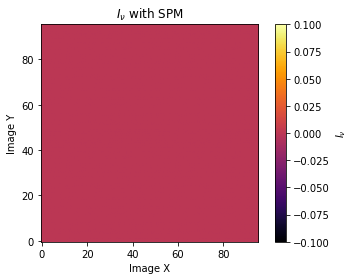
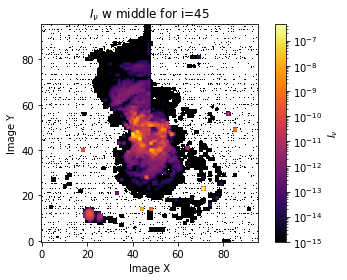
Code edit (unified diff) that turned the first committed figure into the second:
--- before
+++ after
@@ -1,8 +1,8 @@
-frequencies = np.array(file['frequency'][11])
-plt.imshow(file['I_nu'][11],cmap='inferno',origin='lower')
+frequencies = np.array(file['frequency'][15])
+plt.imshow(file['I_nu'][15],cmap='inferno',origin='lower',norm=colors.LogNorm(vmin=1e-15))
 plt.colorbar(label="$I_\\nu$")
 plt.xlabel('Image X')
 plt.ylabel('Image Y')
-plt.title('$I_\\nu$ with SPM')
+plt.title('$I_\\nu$ w middle for i=45')
 #plt.savefig('../plots/tde_I_nu_spm.png', bbox_inches='tight', dpi=300)
 plt.show()

Commit: added absolute geo. terminate condition